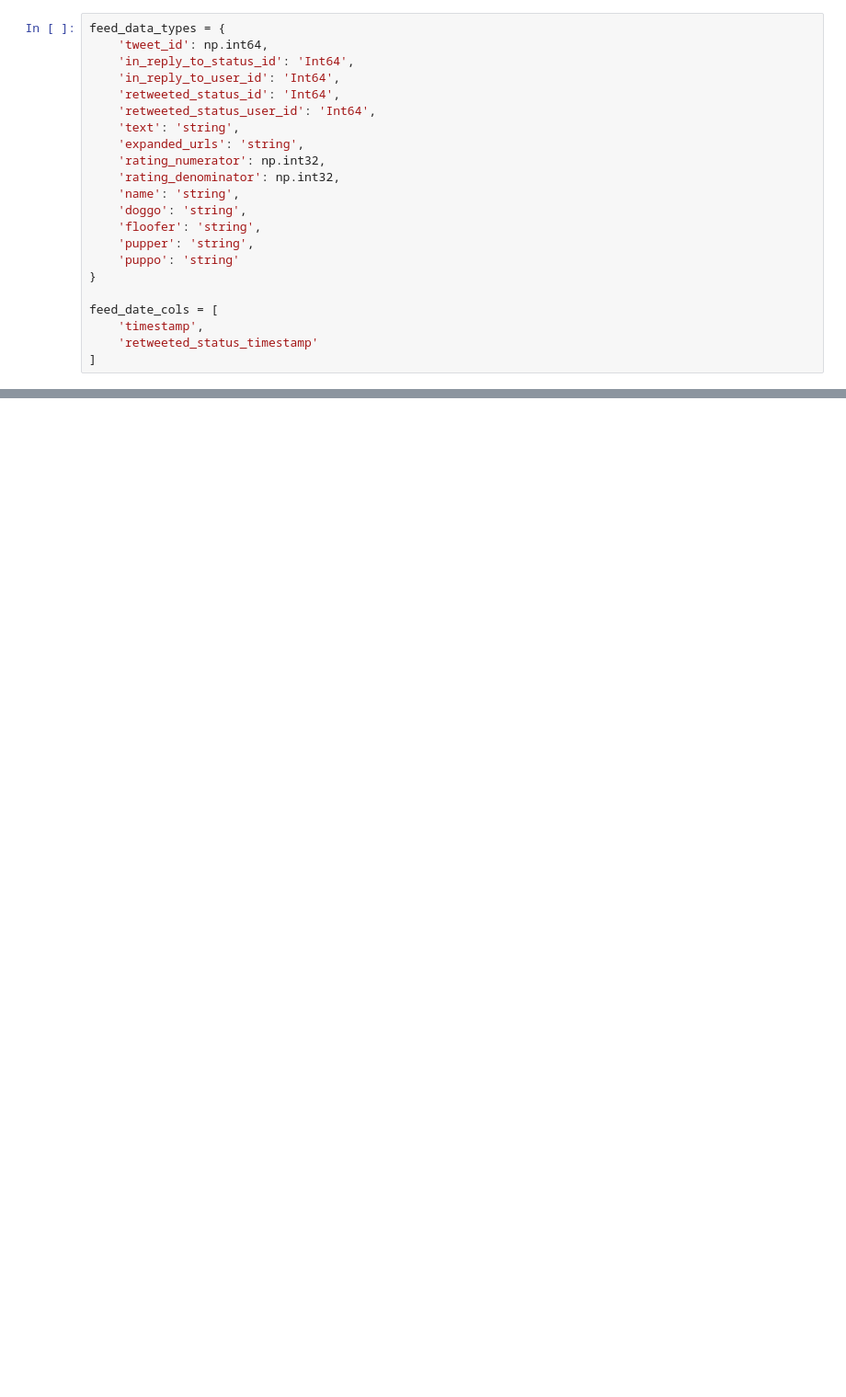
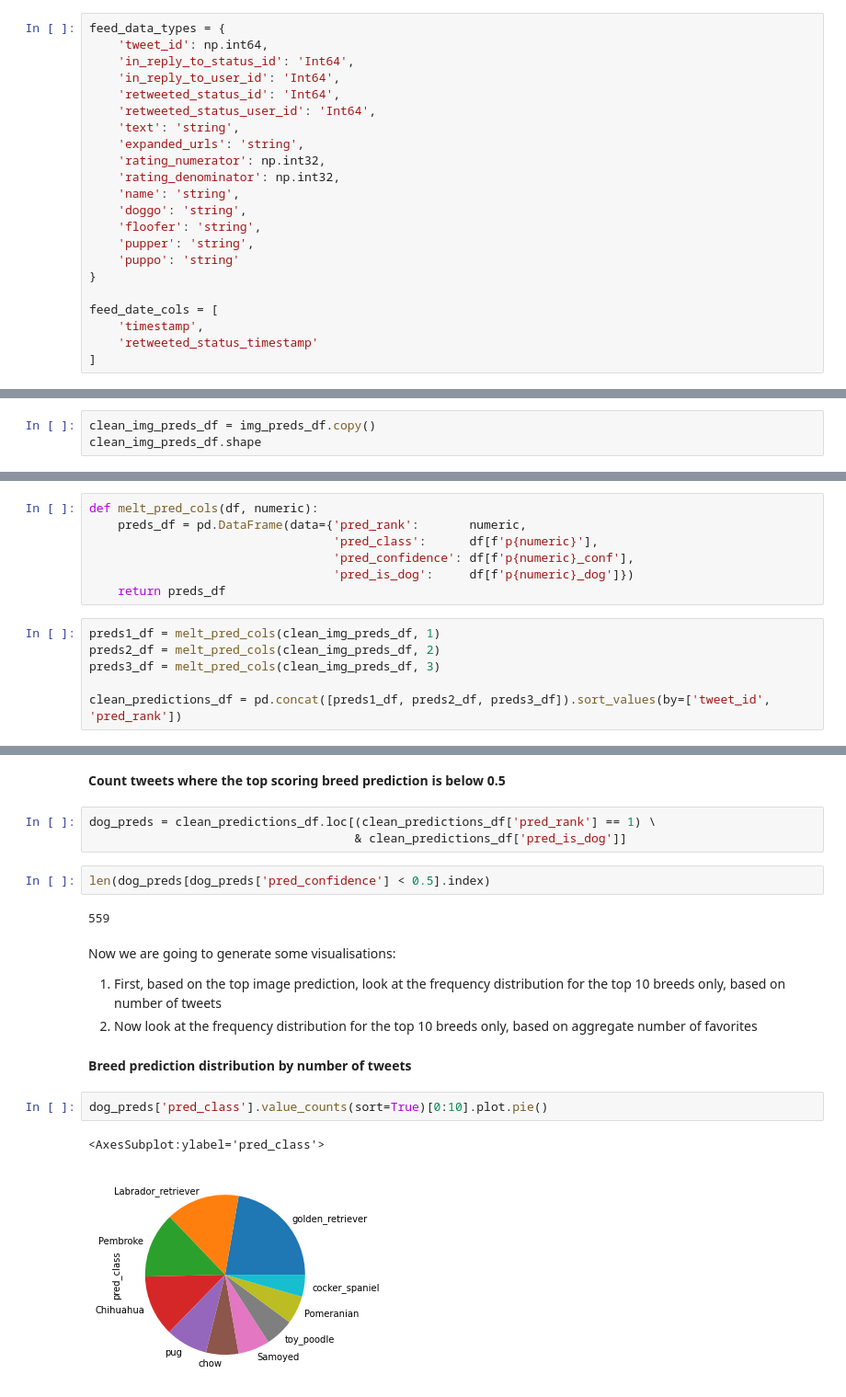
Before and after one commit to benvens-udacity/wrangle-and-analyze-data, a Jupyter notebook: wrangle_act.ipynb, the cells around one changed output, grey strips where cells are left out. Shown at 92% size. Cells and saved outputs as stored; diff of their text form; blank space fills up the shorter version.

```diff
--- a/wrangle_act.ipynb
+++ b/wrangle_act.ipynb
@@ -79,0 +554,3 @@ pd.__version__
+# %%
+clean_img_preds_df = img_preds_df.copy()
+clean_img_preds_df.shape
@@ -79,0 +559,13 @@ pd.__version__
+# %%
+def melt_pred_cols(df, numeric):
+    preds_df = pd.DataFrame(data={'pred_rank':       numeric,
+                                  'pred_class':      df[f'p{numeric}'],
+                                  'pred_confidence': df[f'p{numeric}_conf'],
+                                  'pred_is_dog':     df[f'p{numeric}_dog']})
+    return preds_df
+# %%
+preds1_df = melt_pred_cols(clean_img_preds_df, 1)
+preds2_df = melt_pred_cols(clean_img_preds_df, 2)
+preds3_df = melt_pred_cols(clean_img_preds_df, 3)
+
+clean_predictions_df = pd.concat([preds1_df, preds2_df, preds3_df]).sort_values(by=['tweet_id', 'pred_rank'])
@@ -79,0 +649,21 @@ pd.__version__
+# %% [markdown]
+**Count tweets where the top scoring breed prediction is below 0.5**
+# %%
+dog_preds = clean_predictions_df.loc[(clean_predictions_df['pred_rank'] == 1) \
+                                     & clean_predictions_df['pred_is_dog']]
+# %%
+len(dog_preds[dog_preds['pred_confidence'] < 0.5].index)
+# %% [output]
+559
+# %% [markdown]
+Now we are going to generate some visualisations:
+
+1. First, based on the top image prediction, look at the frequency distribution for the top 10 breeds only, based on number of tweets
+2. Now look at the frequency distribution for the top 10 breeds only, based on aggregate number of favorites
+# %% [markdown]
+**Breed prediction distribution by number of tweets**
+# %%
+dog_preds['pred_class'].value_counts(sort=True)[0:10].plot.pie()
+# %% [output]
+<AxesSubplot:ylabel='pred_class'>
+[figure, added]
```
Also changed, not shown: parts of 136 cells of this notebook.
